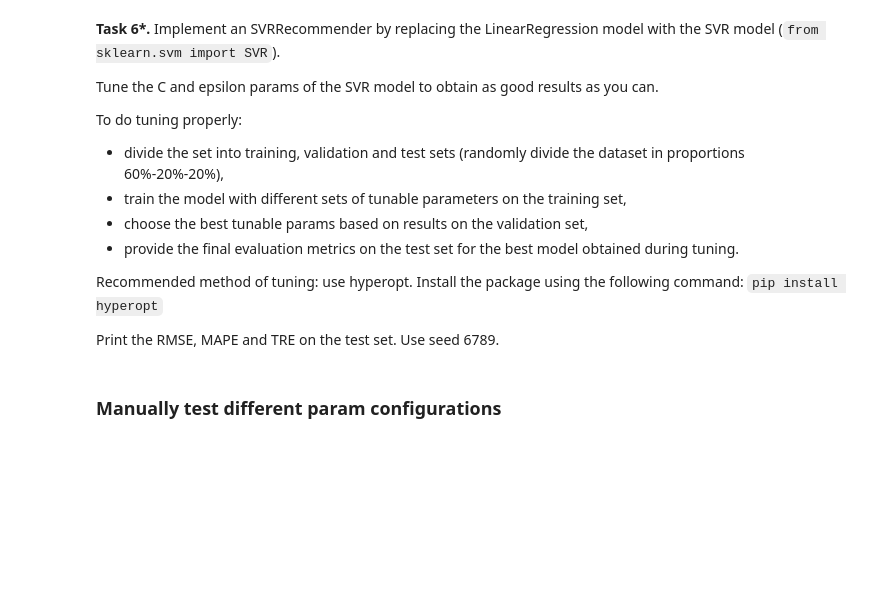
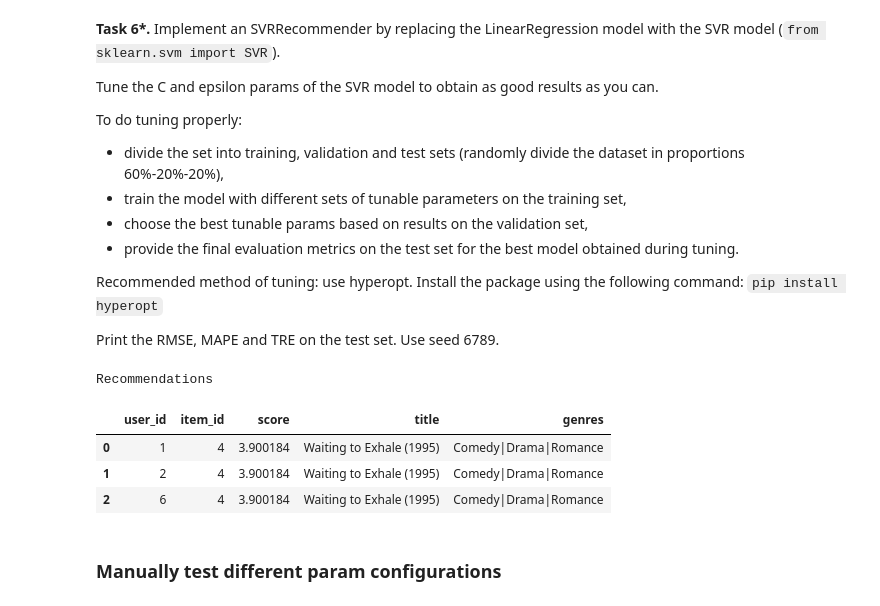
Before and after one commit to e-lawniczak/recommender-systems-class, a Jupyter notebook: class_04_content_based_recommenders.ipynb, the cells around one changed output. Saved outputs shown, nothing was run; the diff lists cells and outputs as text; code cells hidden in the pictures; blank space fills up the shorter version.

```diff
--- a/class_04_content_based_recommenders.ipynb
+++ b/class_04_content_based_recommenders.ipynb
@@ -415,6 +420,13 @@ interactions_df.loc[:, 'genres'] = interactions_df['genres'].str.split("|")
 def calculate_user_genres(interactions_df):
     users_df = interactions_df.copy()
     # Write your code here
+    users_df = users_df.explode('genres')
+    users_df['val'] = 1
+    users_df = users_df.pivot_table(index='user_id', columns='genres', values='val', aggfunc='count')
+    users_df = users_df.apply(lambda x: np.log(x+1) )
+    users_df = users_df.rename_axis(None, axis=1).fillna(0)
+    users_df = users_df.add_prefix('user_')
+    users_df = users_df / users_df.sum(axis=1).values.reshape(-1, 1)
     return users_df
 # %%
 # Test the calculate_user_genres method
@@ -818,34 +1071,79 @@ class SVRRecommender(Recommender):
         """
 
         # Write your code here
+        interactions_df = pd.merge(interactions_df, items_df, on='item_id')
+        interactions_df.loc[:, 'genres'] = interactions_df['genres'].str.replace("-", "_", regex=False)
+        interactions_df.loc[:, 'genres'] = interactions_df['genres'].str.replace(" ", "_", regex=False)
+        interactions_df.loc[:, 'genres'] = interactions_df['genres'].str.lower()
+        interactions_df.loc[:, 'genres'] = interactions_df['genres'].str.split("|")
+
+        self.mlb = MultiLabelBinarizer()
+        interactions_df = interactions_df.join(
+            pd.DataFrame(self.mlb.fit_transform(interactions_df.pop('genres')),
+                         columns=self.mlb.classes_,
+                         index=interactions_df.index))
+
+#         print(interactions_df.head())
+
+        x = interactions_df.loc[:, self.mlb.classes_].values
+        y = interactions_df['rating'].values
+
+        self.model = SVR(kernel=self.kernel, C=self.C, epsilon=self.epsilon).fit(x, y)
 
     def recommend(self, users_df, items_df, n_recommendations=1):
         """
         Serving of recommendations. Scores items in items_df for each user in users_df and returns
         top n_recommendations for each user.
 
         :param pd.DataFrame users_df: DataFrame with users and their features for which recommendations should be generated.
         :param pd.DataFrame items_df: DataFrame with items and their features which should be scored.
         :param int n_recommendations: Number of recommendations to be returned for each user.
         :return: DataFrame with user_id, item_id and score as columns returning n_recommendations top recommendations
             for each user.
         :rtype: pd.DataFrame
         """
 
         # Write your code here
+        items_df = items_df.copy()
+        items_df.loc[:, 'genres'] = items_df['genres'].str.replace("-", "_", regex=False)
+        items_df.loc[:, 'genres'] = items_df['genres'].str.replace(" ", "_", regex=False)
+        items_df.loc[:, 'genres'] = items_df['genres'].str.lower()
+        items_df.loc[:, 'genres'] = items_df['genres'].str.split("|")
+
+        items_df = items_df.join(
+            pd.DataFrame(self.mlb.transform(items_df.pop('genres')),
+                         columns=self.mlb.classes_,
+                         index=items_df.index))
+
+        recommendations = pd.DataFrame(columns=['user_id', 'item_id', 'score'])
+
+        for ix, user in users_df.iterrows():
+            score = self.model.predict(items_df.loc[:, self.mlb.classes_].values)[0]
+
+            user_recommendations = pd.DataFrame({'user_id': [user['user_id']],
+                                                 'item_id': items_df.iloc[0]['item_id'],
+                                                 'score': score})
+
+            recommendations = pd.concat([recommendations, user_recommendations])
 
         return recommendations
 
 
 # Quick test of the recommender
 
 svr_recommender = SVRRecommender()
 svr_recommender.fit(ml_ratings_df, None, ml_movies_df)
 recommendations = svr_recommender.recommend(pd.DataFrame([[1], [2], [6]], columns=['user_id']), ml_movies_df, 10)
 
 recommendations = pd.merge(recommendations, ml_movies_df, on='item_id', how='left')
 print("Recommendations")
 display(recommendations)
+# %% [output]
+Recommendations
+|  | user_id | item_id | score | title | genres |
+| 0 | 1 | 4 | 3.900184 | Waiting to Exhale (1995) | Comedy|Drama|Romance |
+| 1 | 2 | 4 | 3.900184 | Waiting to Exhale (1995) | Comedy|Drama|Romance |
+| 2 | 6 | 4 | 3.900184 | Waiting to Exhale (1995) | Comedy|Drama|Romance |
 # %% [markdown]
 ### Manually test different param configurations
 # %%
```
Also changed, not shown: parts of 19 cells of this notebook, 1 other file.
